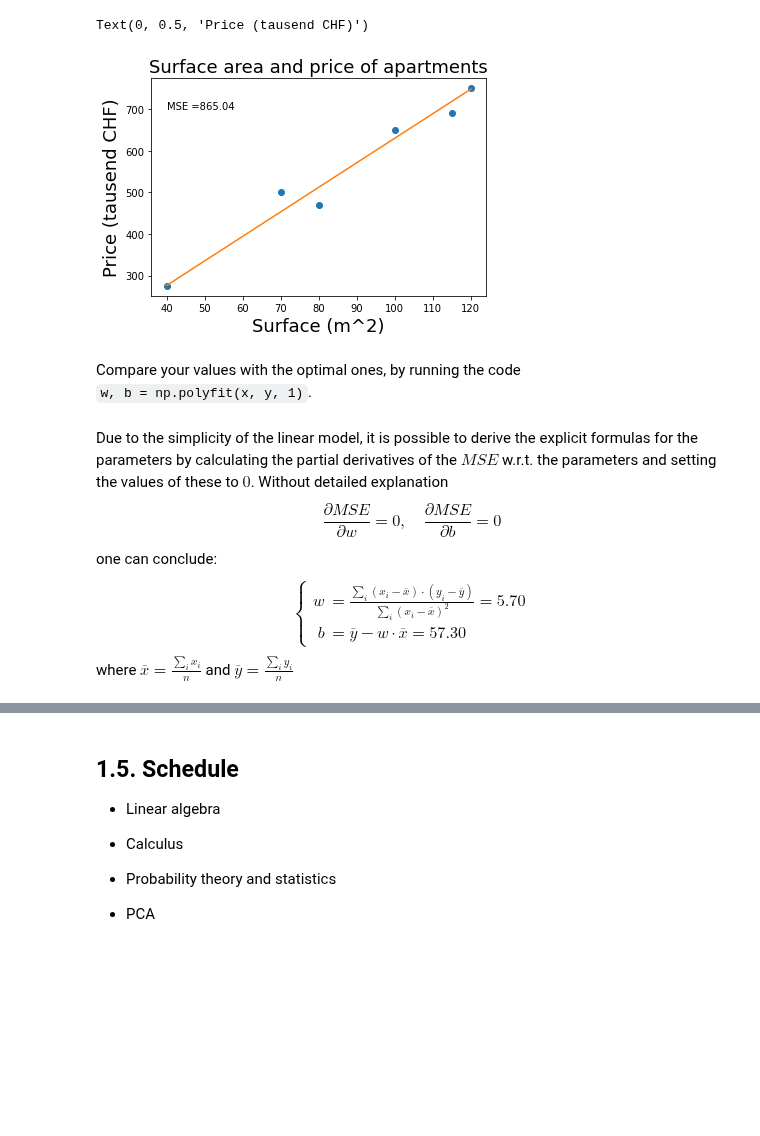
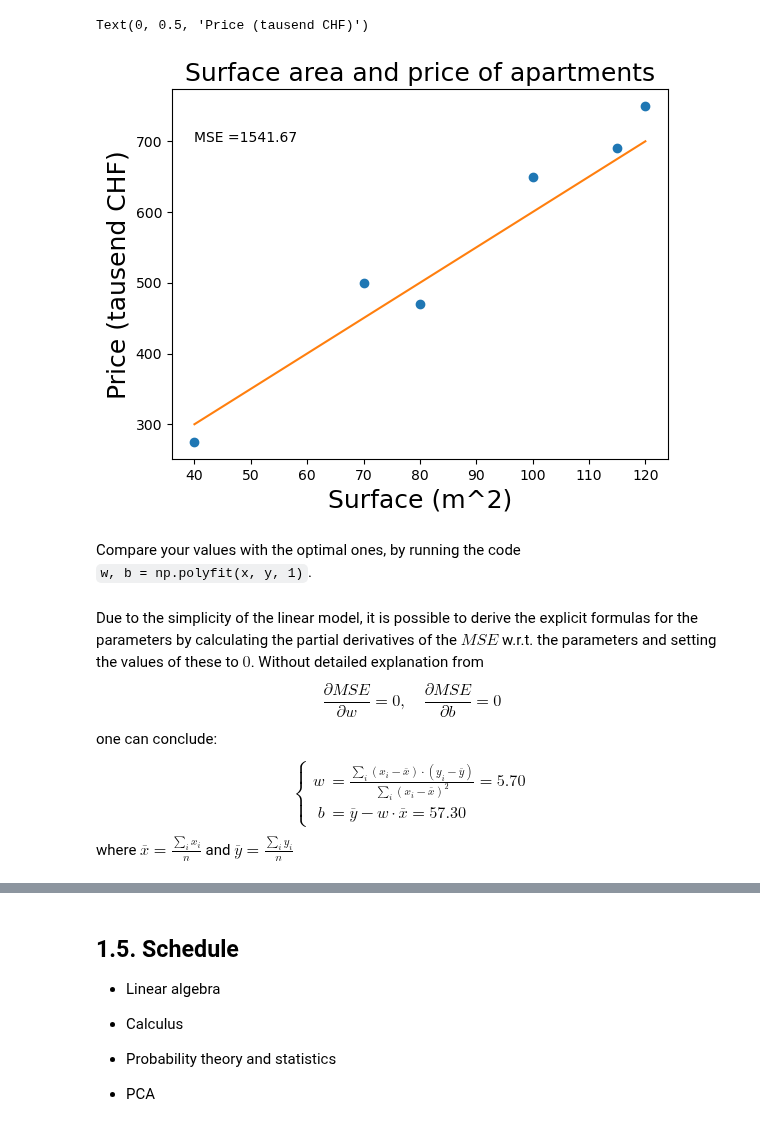
Before and after one commit to KingaS03/Mathematics-for-Machine-Learning-and-Data-Science, a Jupyter notebook: Introduction.ipynb, the cells around one changed output, grey strips where cells are left out. Cells and saved outputs as stored; diff of their text form; code cells hidden in the pictures; blank space fills up the shorter version.

```diff
--- a/Introduction.ipynb
+++ b/Introduction.ipynb
@@ -95,33 +95,33 @@ Experiment with the following code. Fit the red line to the data points by tryin
 # %%
 import matplotlib.pyplot as plt
 import numpy as np
 
 # 300 random samples
 x = np.array([40, 70, 80, 100, 115, 120])
 y = np.array([275, 500, 470, 650, 690, 750])
 
 plt.plot(x, y, 'o') #scatter plot of data points
 
-w = 5.9 # change this value
-b = 40 # change this value
+w = 5 # change this value
+b = 100 # change this value
 
 plt.plot(x, b + w*x) #add line of best fit
 
 MSE = np.mean((y-(b + w*x))**2)
 
 # legend, title, and labels.
 plt.text(40,700, f"MSE ={MSE:.2f}")
 plt.title('Surface area and price of apartments', size=18)
 plt.xlabel('Surface (m^2)', size=18)
 plt.ylabel('Price (tausend CHF)', size=18)
 # %% [output]
 Text(0, 0.5, 'Price (tausend CHF)')
-[figure, old version]
+[figure, new version]
 # %% [markdown]
 Compare your values with the optimal ones, by running the code<br>
 `w, b = np.polyfit(x, y, 1)`.
 # %% [markdown]
-Due to the simplicity of the linear model, it is possible to derive the explicit formulas for the parameters by calculating the partial derivatives of the $MSE$ w.r.t. the parameters and setting the values of these to $0$. Without detailed explanation
+Due to the simplicity of the linear model, it is possible to derive the explicit formulas for the parameters by calculating the partial derivatives of the $MSE$ w.r.t. the parameters and setting the values of these to $0$. Without detailed explanation from
 $$\frac{\partial MSE}{\partial w} = 0, \quad \frac{\partial MSE}{\partial b} = 0$$
 one can conclude:
 $$\left\{\begin{align*}
@@ -129,7 +129,7 @@ w &= \frac{\sum\limits_i (x_i - \overline{x})\cdot (y_i-\overline{y})}{\sum\limi
 b &= \overline{y}-w\cdot \overline{x} = 57.30
 \end{align*}\right.
 $$
-where $\overline{x} = \frac{\sum_i x_i}{n}$ and $\overline{y} = \frac{\sum_i y_i}{n}$
+where $\displaystyle\overline{x} = \frac{\sum_i x_i}{n}$ and $\displaystyle\overline{y} = \frac{\sum_i y_i}{n}$
 # %% [markdown]
 ## 1.3. Neural networks
 The above univariate linear regression model can be represented as
```
Also changed, not shown: parts of 2 cells of this notebook.
